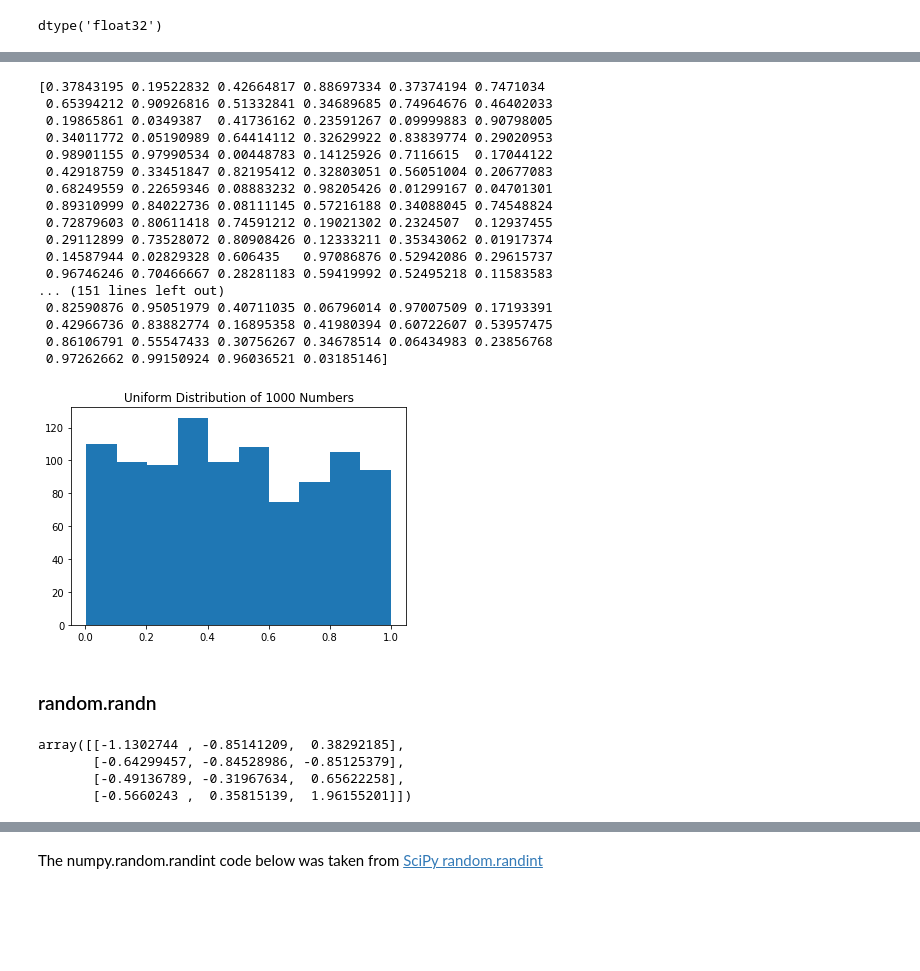
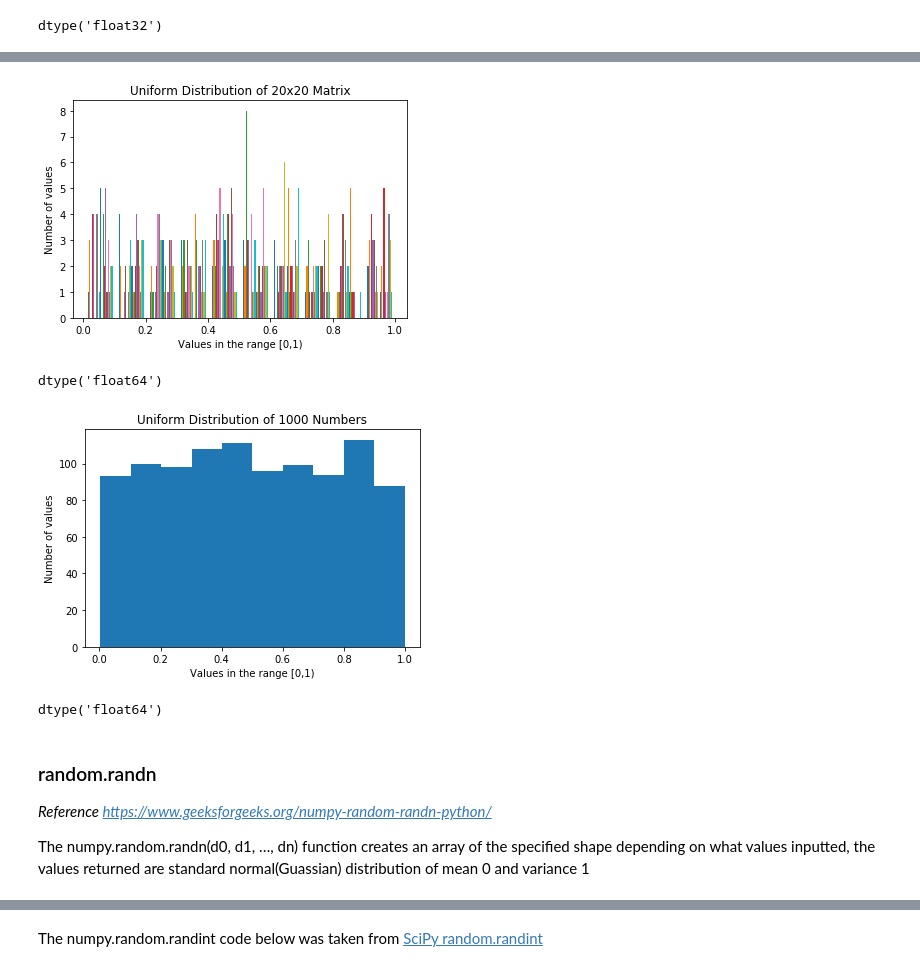
Before and after one commit to moranneil/Programming-For-Data-Analysis-Assignment-2019, a Jupyter notebook: NumpyRandom.ipynb, the cells around one changed output, grey strips where cells are left out. Cells and saved outputs as stored; diff of their text form; code cells hidden in the pictures; blank space fills up the shorter version.

```diff
--- a/NumpyRandom.ipynb
+++ b/NumpyRandom.ipynb
@@ -195,40 +207,39 @@ np.random.rand()
+# %%
+#This function returns an array with dimensions 5 rows by 5 columns, again the range of values is [0,1)
+rand1 = np.random.rand(20,20)
+# This is a magic command to display the plot
+%matplotlib inline
+#10 x 10 matrix is not printed as it takes up a lot of room
+plt.hist(rand1)
+plt.title("Uniform Distribution of 20x20 Matrix")
+plt.xlabel("Values in the range [0,1)")
+plt.ylabel("Number of values")
+plt.show()
+rand1.dtype
+# %% [output]
+[figure, added]
+dtype('float64')
 # %%
-# if one one number is given it returns an array of a single row containing that amount of elements
+# If one number is given it returns a 1-dimensional array of a single row containing that amount of numbers with values [0,1), the random numbers between 0,1 are
+# This is a magic command to display the plot
 %matplotlib inline
-rand = np.random.rand(1000)
-print(rand)
-plt.hist(rand)
-plt.title('Uniform Distribution of 1000 Numbers')
+rand2 = np.random.rand(1000)
+#rand2 array is not printed to screen as it takes up too much space, the array is plotted instead to demonstrate the Uniform Distribution of values
+plt.hist(rand2)
+plt.title("Uniform Distribution of 1000 Numbers")
+plt.xlabel("Values in the range [0,1)")
+plt.ylabel("Number of values")
 plt.show()
+rand2.dtype
 # %% [output]
+[figure, new version]
-[0.37843195 0.19522832 0.42664817 0.88697334 0.37374194 0.7471034
- 0.65394212 0.90926816 0.51332841 0.34689685 0.74964676 0.46402033
- 0.19865861 0.0349387  0.41736162 0.23591267 0.09999883 0.90798005
- 0.34011772 0.05190989 0.64414112 0.32629922 0.83839774 0.29020953
- 0.98901155 0.97990534 0.00448783 0.14125926 0.7116615  0.17044122
- 0.42918759 0.33451847 0.82195412 0.32803051 0.56051004 0.20677083
- 0.68249559 0.22659346 0.08883232 0.98205426 0.01299167 0.04701301
- 0.89310999 0.84022736 0.08111145 0.57216188 0.34088045 0.74548824
- 0.72879603 0.80611418 0.74591212 0.19021302 0.2324507  0.12937455
- 0.29112899 0.73528072 0.80908426 0.12333211 0.35343062 0.01917374
- 0.14587944 0.02829328 0.606435   0.97086876 0.52942086 0.29615737
- 0.96746246 0.70466667 0.28281183 0.59419992 0.52495218 0.11583583
-... (151 lines left out)
- 0.82590876 0.95051979 0.40711035 0.06796014 0.97007509 0.17193391
- 0.42966736 0.83882774 0.16895358 0.41980394 0.60722607 0.53957475
- 0.86106791 0.55547433 0.30756267 0.34678514 0.06434983 0.23856768
- 0.97262662 0.99150924 0.96036521 0.03185146]
+dtype('float64')
-[figure, old version]
-# %% [markdown]
-### random.randn
-# %%
-#This function returns a floating point number from the normal(Gaussian) distribution, returns a floating point number in from the range (0,1]
-np.random.randn(4,3)
-# %% [output]
-array([[-1.1302744 , -0.85141209,  0.38292185],
-       [-0.64299457, -0.84528986, -0.85125379],
-       [-0.49136789, -0.31967634,  0.65622258],
-       [-0.5660243 ,  0.35815139,  1.96155201]])
+# %% [markdown]
+### random.randn
+
+*Reference https://www.geeksforgeeks.org/numpy-random-randn-python/*
+
+The numpy.random.randn(d0, d1, …, dn) function creates an array of the specified shape depending on what values inputted, the values returned are standard normal(Guassian) distribution of mean 0 and variance 1
 # %%
 #If no argument is given a single floating point number is returned
 np.random.randn()
```
Also changed, not shown: parts of 24 cells of this notebook.
